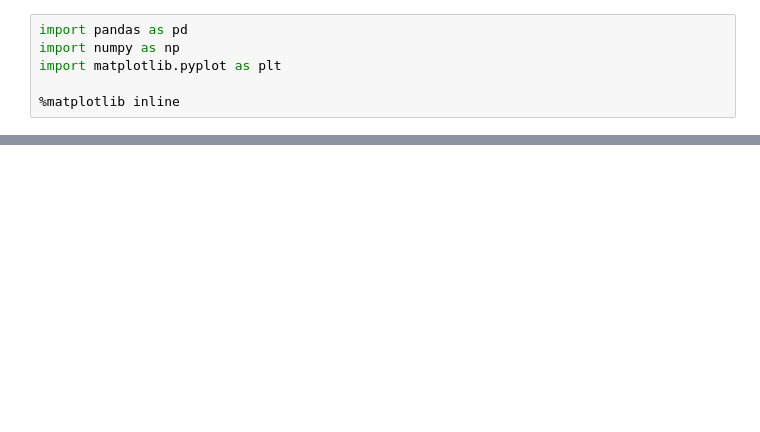
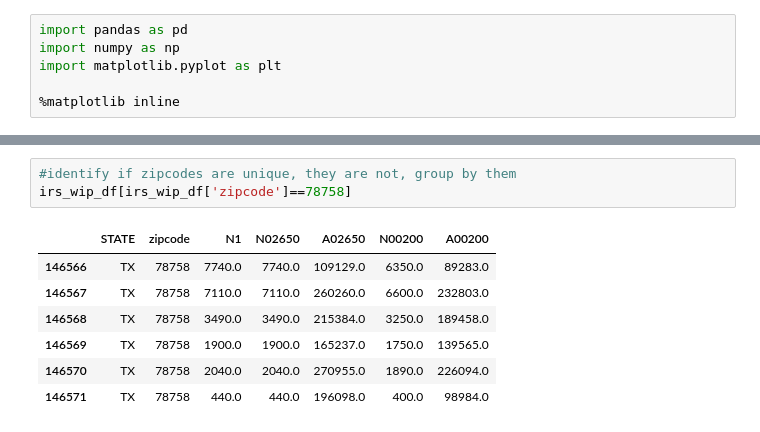
Before and after one commit to lesro/change_unlimited, a Jupyter notebook: notebooks/day2_df_review_merge.ipynb, the cells around one changed output, grey strips where cells are left out. Cells and saved outputs as stored; diff of their text form; blank space fills up the shorter version.

```diff
--- a/notebooks/day2_df_review_merge.ipynb
+++ b/notebooks/day2_df_review_merge.ipynb
@@ -14,0 +77,11 @@ FileNotFoundError: [Errno 2] File ../data/all_us_np.csv does not exist: '../data
+# %%
+#identify if zipcodes are unique, they are not, group by them
+irs_wip_df[irs_wip_df['zipcode']==78758]
+# %% [output]
+|  | STATE | zipcode | N1 | N02650 | A02650 | N00200 | A00200 |
+| 146566 | TX | 78758 | 7740.0 | 7740.0 | 109129.0 | 6350.0 | 89283.0 |
+| 146567 | TX | 78758 | 7110.0 | 7110.0 | 260260.0 | 6600.0 | 232803.0 |
+| 146568 | TX | 78758 | 3490.0 | 3490.0 | 215384.0 | 3250.0 | 189458.0 |
+| 146569 | TX | 78758 | 1900.0 | 1900.0 | 165237.0 | 1750.0 | 139565.0 |
+| 146570 | TX | 78758 | 2040.0 | 2040.0 | 270955.0 | 1890.0 | 226094.0 |
+| 146571 | TX | 78758 | 440.0 | 440.0 | 196098.0 | 400.0 | 98984.0 |
```
Also changed, not shown: parts of 14 cells of this notebook, 3 other files.
